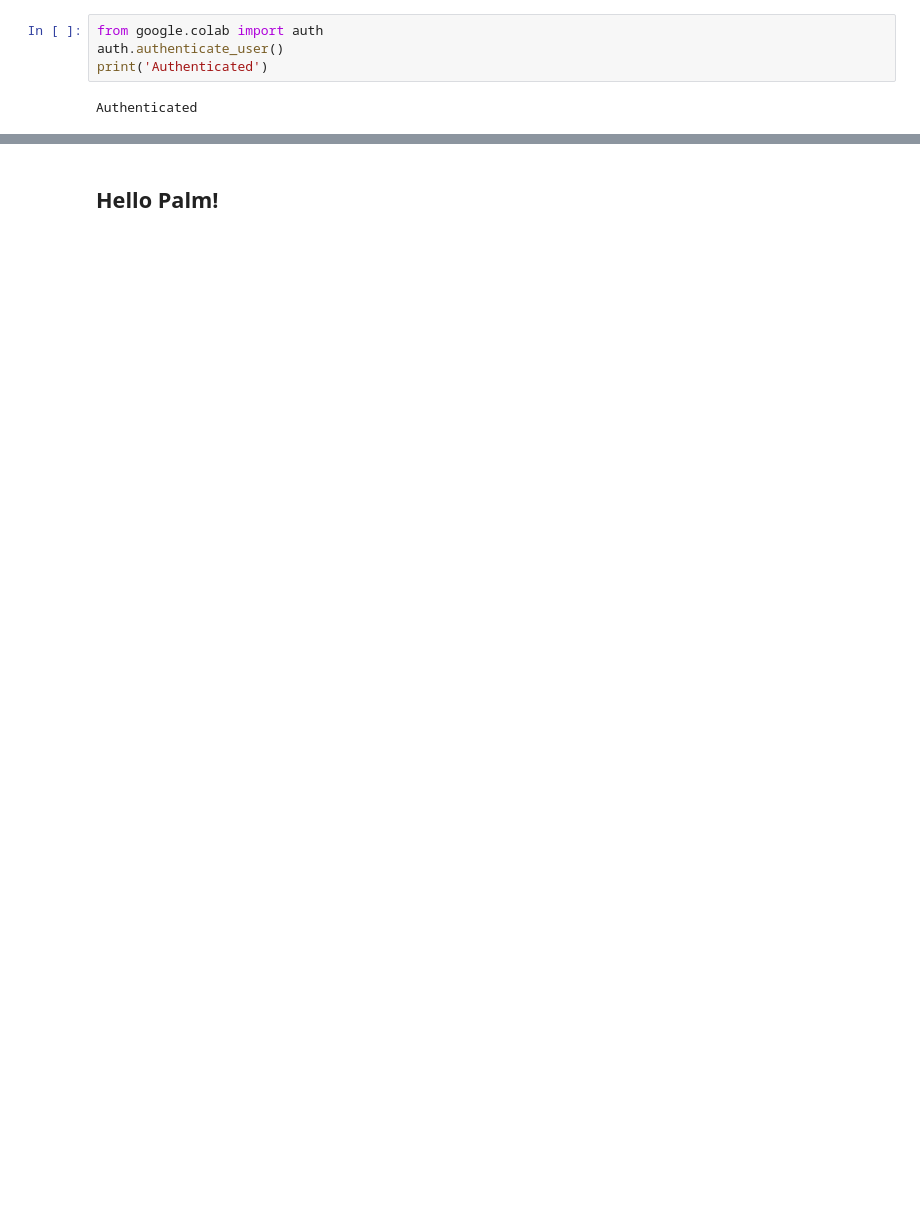
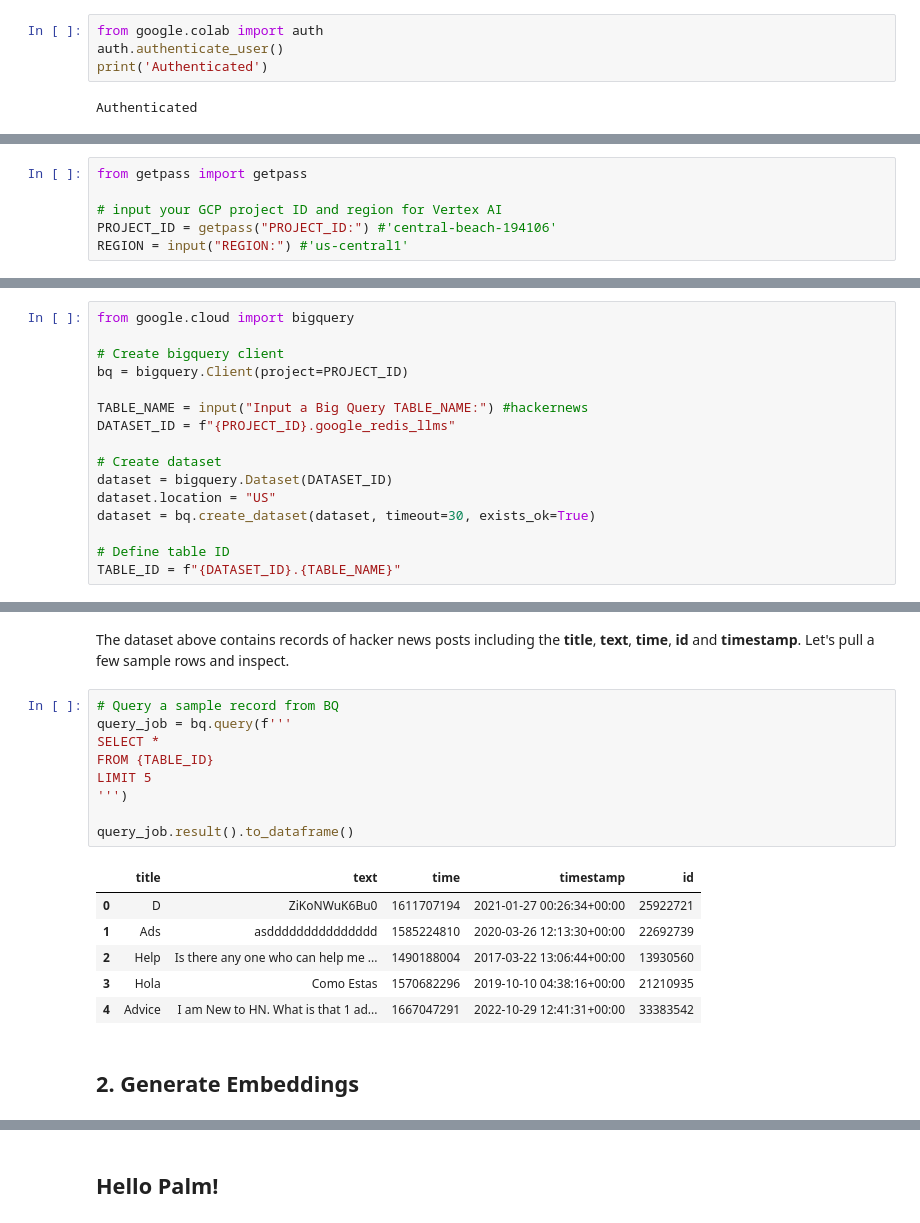
Before and after one commit to redis-developer/gcp-redis-llm-stack, a Jupyter notebook: BigQuery_Palm_Redis.ipynb, the cells around one changed output, grey strips where cells are left out. Drawn from its saved outputs; the diff is of its cells as text; blank space fills up the shorter version.

```diff
--- a/BigQuery_Palm_Redis.ipynb
+++ b/BigQuery_Palm_Redis.ipynb
@@ -283,0 +112,6 @@ res_df
+# %%
+from getpass import getpass
+
+# input your GCP project ID and region for Vertex AI
+PROJECT_ID = getpass("PROJECT_ID:") #'central-beach-194106'
+REGION = input("REGION:") #'us-central1'
@@ -283,0 +137,16 @@ res_df
+# %%
+from google.cloud import bigquery
+
+# Create bigquery client
+bq = bigquery.Client(project=PROJECT_ID)
+
+TABLE_NAME = input("Input a Big Query TABLE_NAME:") #hackernews
+DATASET_ID = f"{PROJECT_ID}.google_redis_llms"
+
+# Create dataset
+dataset = bigquery.Dataset(DATASET_ID)
+dataset.location = "US"
+dataset = bq.create_dataset(dataset, timeout=30, exists_ok=True)
+
+# Define table ID
+TABLE_ID = f"{DATASET_ID}.{TABLE_NAME}"
@@ -283,0 +183,20 @@ res_df
+# %% [markdown]
+The dataset above contains records of hacker news posts including the **title**, **text**, **time**, **id** and **timestamp**. Let's pull a few sample rows and inspect.
+# %%
+# Query a sample record from BQ
+query_job = bq.query(f'''
+SELECT *
+FROM {TABLE_ID}
+LIMIT 5
+''')
+
+query_job.result().to_dataframe()
+# %% [output]
+|  | title | text | time | timestamp | id |
+| 0 | D | ZiKoNWuK6Bu0 | 1611707194 | 2021-01-27 00:26:34+00:00 | 25922721 |
+| 1 | Ads | asddddddddddddddd | 1585224810 | 2020-03-26 12:13:30+00:00 | 22692739 |
+| 2 | Help | Is there any one who can help me ... | 1490188004 | 2017-03-22 13:06:44+00:00 | 13930560 |
+| 3 | Hola | Como Estas | 1570682296 | 2019-10-10 04:38:16+00:00 | 21210935 |
+| 4 | Advice | I am New to HN. What is that 1 ad... | 1667047291 | 2022-10-29 12:41:31+00:00 | 33383542 |
+# %% [markdown]
+## 2. Generate Embeddings
```
Also changed, not shown: parts of 80 cells of this notebook, 2 other files.
